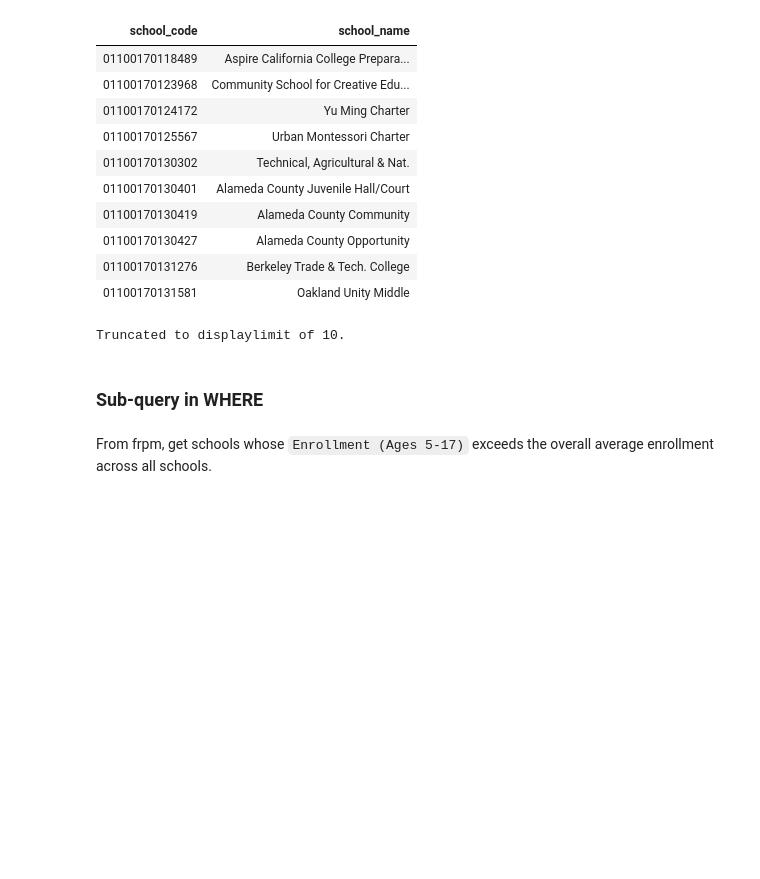
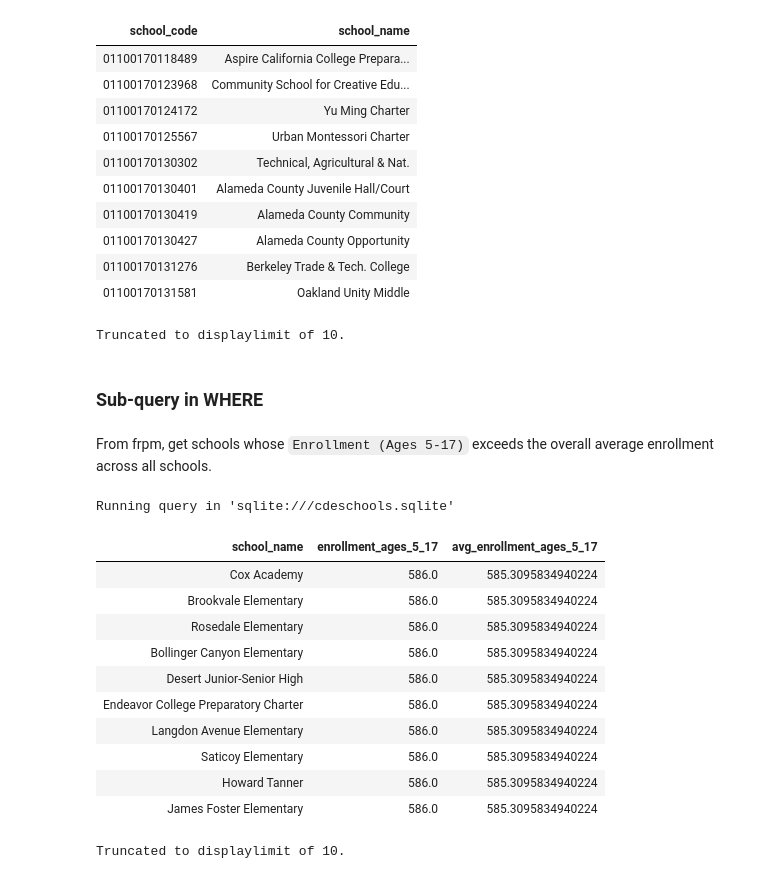
Before and after one commit to pedro-leitao/sql-practice, a Jupyter notebook: practice.ipynb, the cells around one changed output. Cells and saved outputs as stored; diff of their text form; code cells hidden in the pictures; blank space fills up the shorter version.

```diff
--- a/practice.ipynb
+++ b/practice.ipynb
@@ -403,3 +403,28 @@ From frpm, get schools whose `Enrollment (Ages 5-17)` exceeds the overall averag
 # %%
 %%sql
 SELECT
+    "School Name" AS school_name,
+    "Enrollment (Ages 5-17)" AS enrollment_ages_5_17,
+    (
+        SELECT
+            AVG("Enrollment (Ages 5-17)")
+        FROM frpm
+        WHERE "School Name" IS NOT NULL -- Filter out empty School Name's
+    ) AS avg_enrollment_ages_5_17
+FROM frpm
+WHERE enrollment_ages_5_17 > avg_enrollment_ages_5_17 AND school_name IS NOT NULL
+ORDER BY enrollment_ages_5_17 ASC;
+# %% [output]
+Running query in 'sqlite:///cdeschools.sqlite'
+| school_name | enrollment_ages_5_17 | avg_enrollment_ages_5_17 |
+| Cox Academy | 586.0 | 585.3095834940224 |
+| Brookvale Elementary | 586.0 | 585.3095834940224 |
+| Rosedale Elementary | 586.0 | 585.3095834940224 |
+| Bollinger Canyon Elementary | 586.0 | 585.3095834940224 |
+| Desert Junior-Senior High | 586.0 | 585.3095834940224 |
+| Endeavor College Preparatory Charter | 586.0 | 585.3095834940224 |
+| Langdon Avenue Elementary | 586.0 | 585.3095834940224 |
+| Saticoy Elementary | 586.0 | 585.3095834940224 |
+| Howard Tanner | 586.0 | 585.3095834940224 |
+| James Foster Elementary | 586.0 | 585.3095834940224 |
+Truncated to displaylimit of 10.
```
Also changed, not shown: parts of 2 cells of this notebook.
